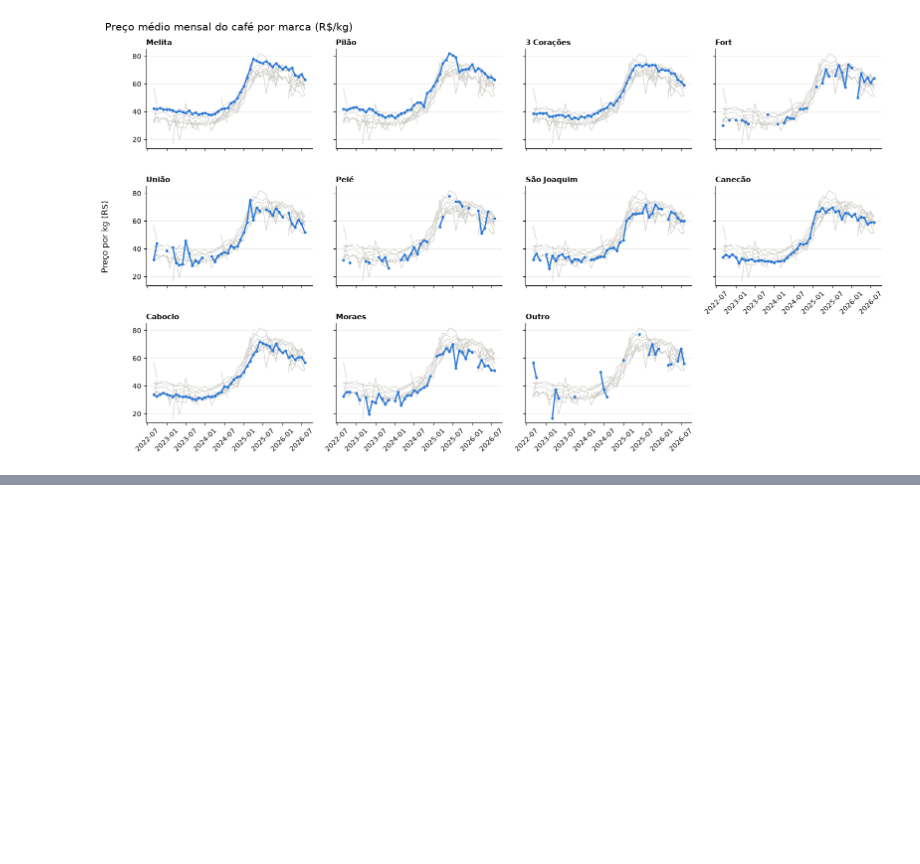
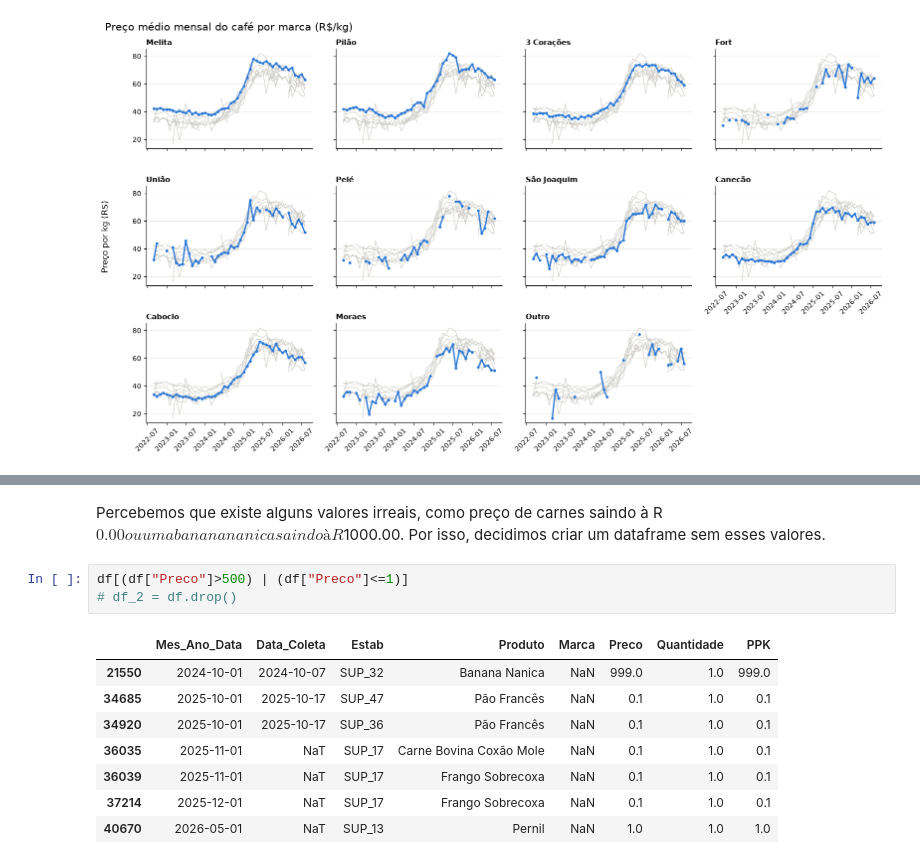
Before and after one commit to Teus-Andrezana/dados_cesta_basica, a Jupyter notebook: notebooks/cesta_basica.ipynb, the cells around one changed output, grey strips where cells are left out. Cells and saved outputs as stored; diff of their text form; blank space fills up the shorter version.

```diff
--- a/notebooks/cesta_basica.ipynb
+++ b/notebooks/cesta_basica.ipynb
@@ -250,0 +265,14 @@ plt.show()
+# %% [markdown]
+Percebemos que existe alguns valores irreais, como preço de carnes saindo à R$0.00 ou uma banana nanica saindo à R$1000.00. Por isso, decidimos criar um dataframe sem esses valores.
+# %%
+df[(df["Preco"]>500) | (df["Preco"]<=1)]
+# df_2 = df.drop()
+# %% [output]
+|  | Mes_Ano_Data | Data_Coleta | Estab | Produto | Marca | Preco | Quantidade | PPK |
+| 21550 | 2024-10-01 | 2024-10-07 | SUP_32 | Banana Nanica | NaN | 999.0 | 1.0 | 999.0 |
+| 34685 | 2025-10-01 | 2025-10-17 | SUP_47 | Pão Francês | NaN | 0.1 | 1.0 | 0.1 |
+| 34920 | 2025-10-01 | 2025-10-17 | SUP_36 | Pão Francês | NaN | 0.1 | 1.0 | 0.1 |
+| 36035 | 2025-11-01 | NaT | SUP_17 | Carne Bovina Coxão Mole | NaN | 0.1 | 1.0 | 0.1 |
+| 36039 | 2025-11-01 | NaT | SUP_17 | Frango Sobrecoxa | NaN | 0.1 | 1.0 | 0.1 |
+| 37214 | 2025-12-01 | NaT | SUP_17 | Frango Sobrecoxa | NaN | 0.1 | 1.0 | 0.1 |
+| 40670 | 2026-05-01 | NaT | SUP_13 | Pernil | NaN | 1.0 | 1.0 | 1.0 |
```
Also changed, not shown: parts of 6 cells of this notebook.
